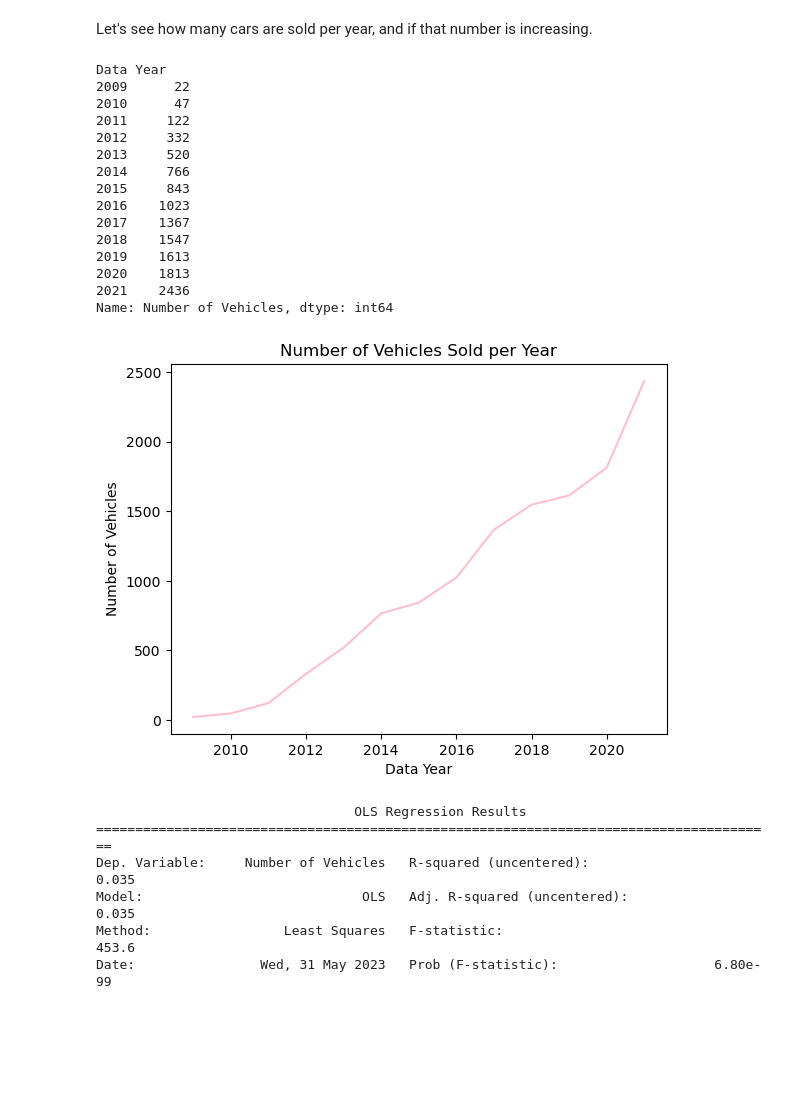
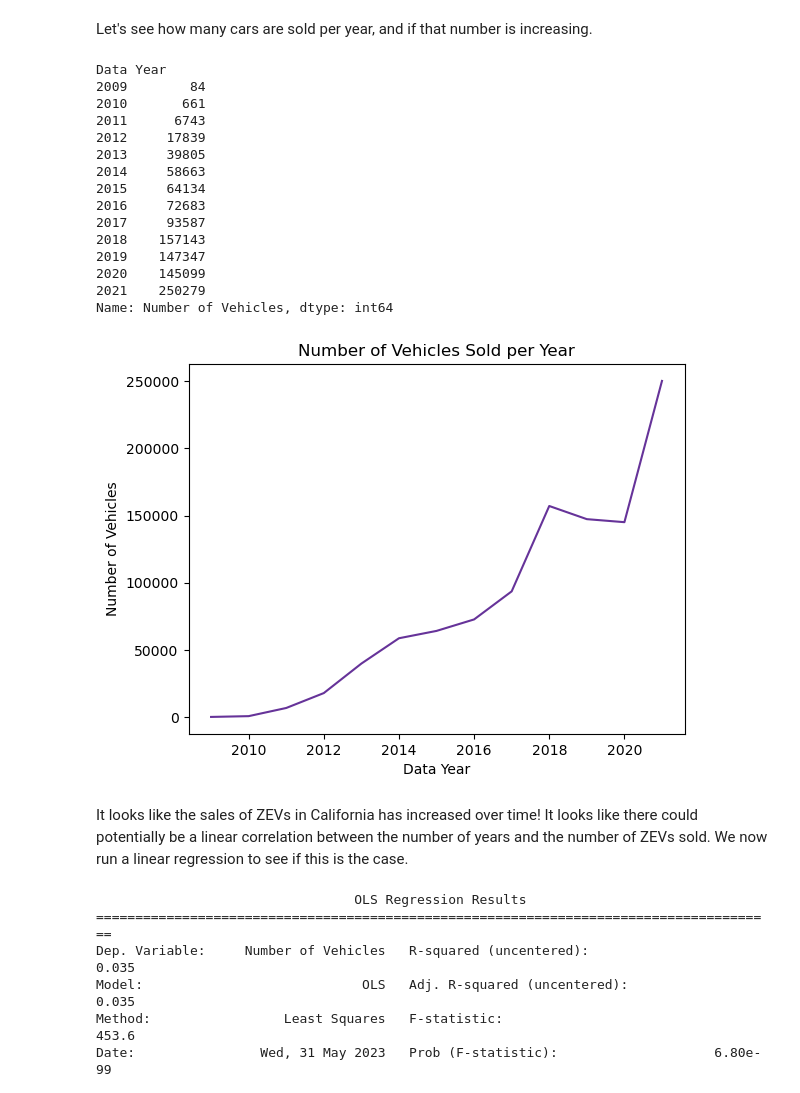
Before and after one commit to nliu880/EV-Sales-in-California, a Jupyter notebook: nicolebook.ipynb, the cells around one changed output. Saved outputs shown, nothing was run; the diff lists cells and outputs as text; code cells hidden in the pictures; blank space fills up the shorter version.

```diff
--- a/nicolebook.ipynb
+++ b/nicolebook.ipynb
@@ -23,28 +23,30 @@ zev_sales.head()
 # %% [markdown]
 Let's see how many cars are sold per year, and if that number is increasing.
 # %%
-fig1 = sns.lineplot(data = zev_sales.groupby('Data Year').count(), x = 'Data Year',
-                    y = 'Number of Vehicles', color = 'pink');
+sns.lineplot(data = zev_sales.groupby('Data Year').sum(), x = 'Data Year',
+                    y = 'Number of Vehicles', color = 'rebeccapurple');
 plt.title('Number of Vehicles Sold per Year');
 
-zev_sales.groupby('Data Year').count()['Number of Vehicles']
+zev_sales.groupby('Data Year').sum()['Number of Vehicles']
 # %% [output]
 Data Year
-2009      22
-2010      47
-2011     122
-2012     332
-2013     520
-2014     766
-2015     843
-2016    1023
-2017    1367
-2018    1547
-2019    1613
-2020    1813
-2021    2436
+2009        84
+2010       661
+2011      6743
+2012     17839
+2013     39805
+2014     58663
+2015     64134
+2016     72683
+2017     93587
+2018    157143
+2019    147347
+2020    145099
+2021    250279
 Name: Number of Vehicles, dtype: int64
-[figure, old version]
+[figure, new version]
+# %% [markdown]
+It looks like the sales of ZEVs in California has increased over time! It looks like there could potentially be a linear correlation between the number of years and the number of ZEVs sold. We now run a linear regression to see if this is the case.
 # %%
 zev_sales['Data Year'] = zev_sales['Data Year'].astype(int) #- 2009
 zev_sales['Number of Vehicles'] = zev_sales['Number of Vehicles'].astype(int)
```
Also changed, not shown: parts of 9 cells of this notebook.
